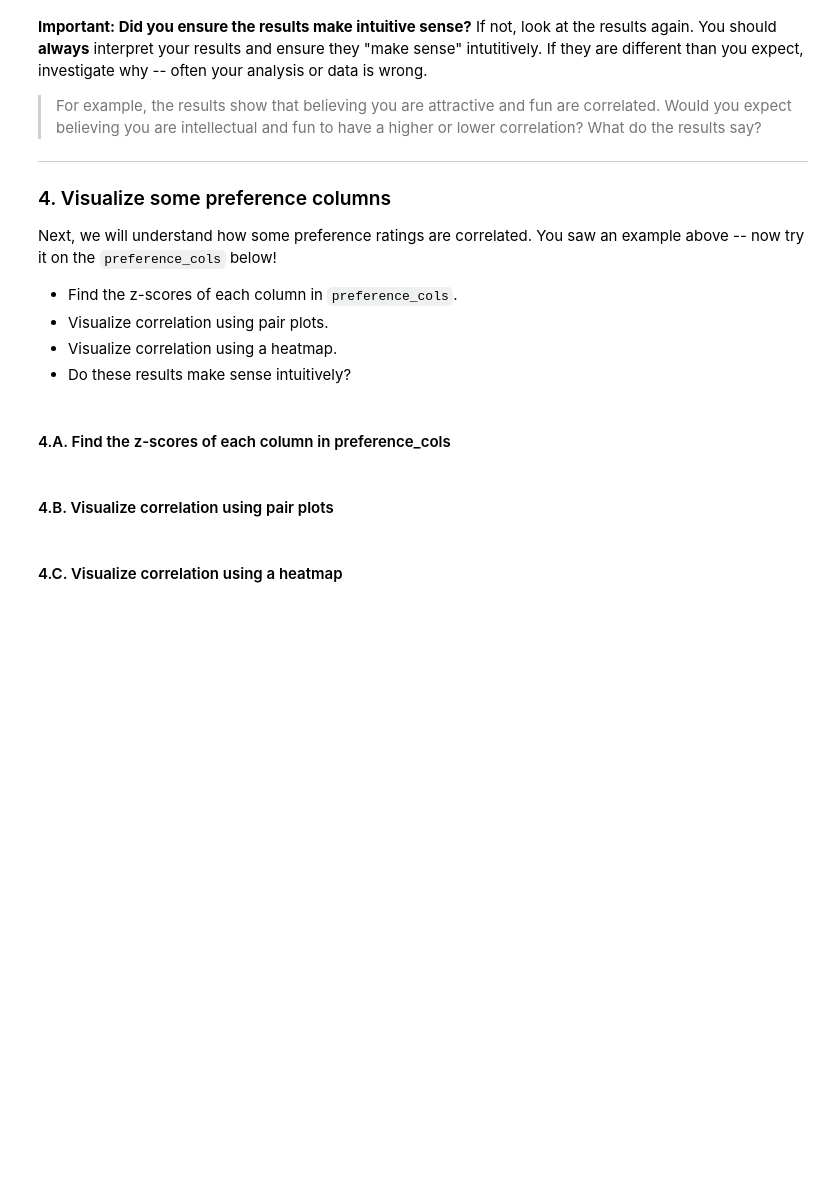
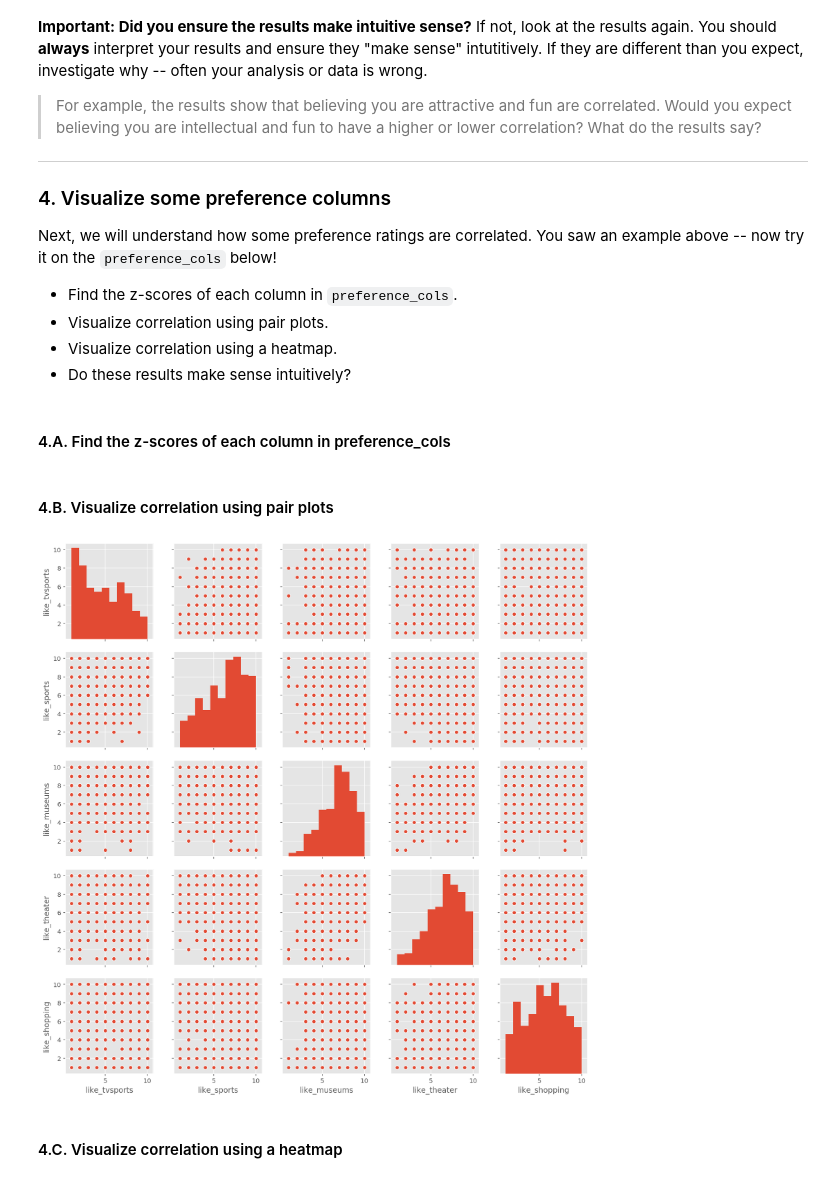
Before and after one commit to AbdullahMu/pca, a Jupyter notebook: lab/pca-intro-lab-starter.ipynb, the cells around one changed output. Drawn from its saved outputs; the diff is of its cells as text; code cells hidden in the pictures; blank space fills up the shorter version.

```diff
--- a/lab/pca-intro-lab-starter.ipynb
+++ b/lab/pca-intro-lab-starter.ipynb
@@ -140,5 +196,8 @@ sd_like = sd[preference_cols]
 #### 4.B. Visualize correlation using pair plots
 # %%
 # A:
+sns.pairplot(sd_like);
+# %% [output]
+[figure, added]
 # %% [markdown]
 #### 4.C. Visualize correlation using a heatmap
```
Also changed, not shown: parts of 47 cells of this notebook.
